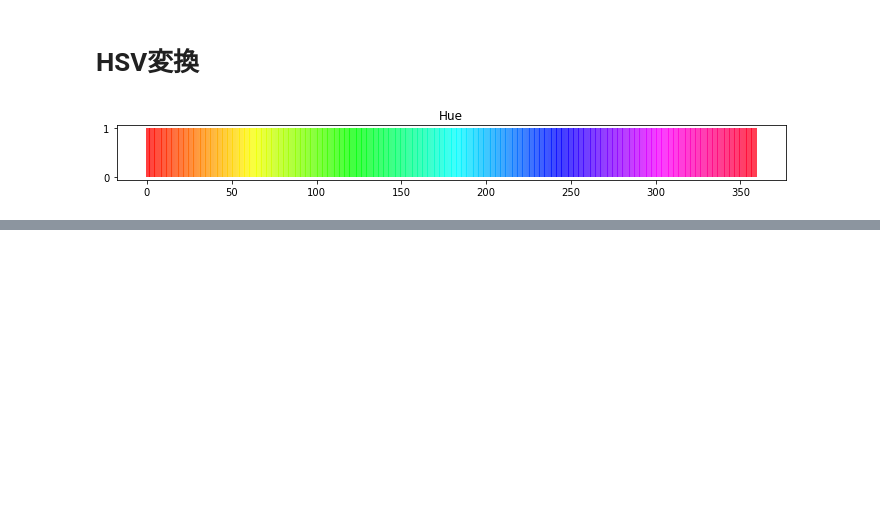
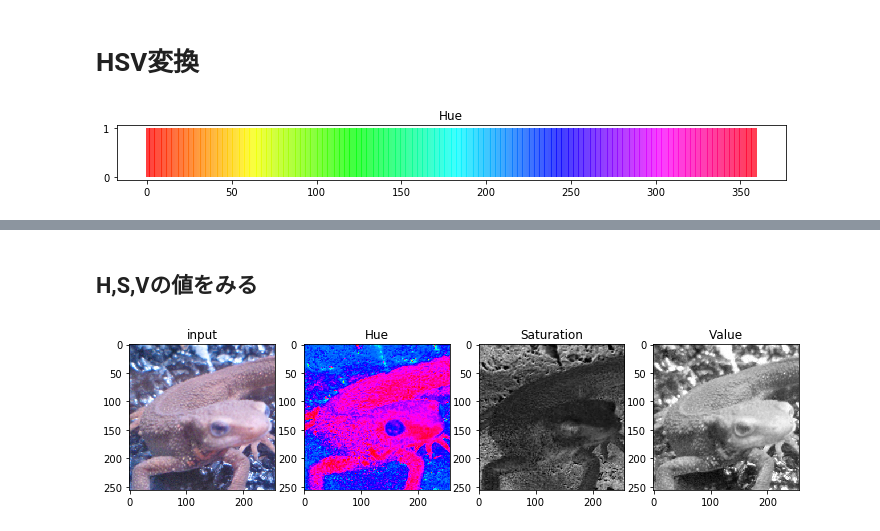
Before and after one commit to ika-si/100knock, a Jupyter notebook: Q1-10/Q1-10.ipynb, the cells around one changed output, grey strips where cells are left out. Cells and saved outputs as stored; diff of their text form; code cells hidden in the pictures; blank space fills up the shorter version.

```diff
--- a/Q1-10/Q1-10.ipynb
+++ b/Q1-10/Q1-10.ipynb
@@ -154,0 +171,23 @@ plt.show()
+# %% [markdown]
+## H,S,Vの値をみる
+# %%
+plt.figure(figsize=(12,3))
+plt.subplot(1,4,1)
+plt.title('input')
+plt.imshow(img_orig)
+
+plt.subplot(1,4,2)
+plt.title('Hue')
+plt.imshow(hsv_orig[..., 0] / 360, cmap='hsv')
+
+plt.subplot(1,4,3)
+plt.title('Saturation')
+plt.imshow(hsv_orig[..., 1], cmap='gray')
+
+plt.subplot(1,4,4)
+plt.title('Value')
+plt.imshow(hsv_orig[..., 2], cmap='gray')
+
+plt.show()
+# %% [output]
+[figure, added]
```
Also changed, not shown: parts of 6 cells of this notebook.
